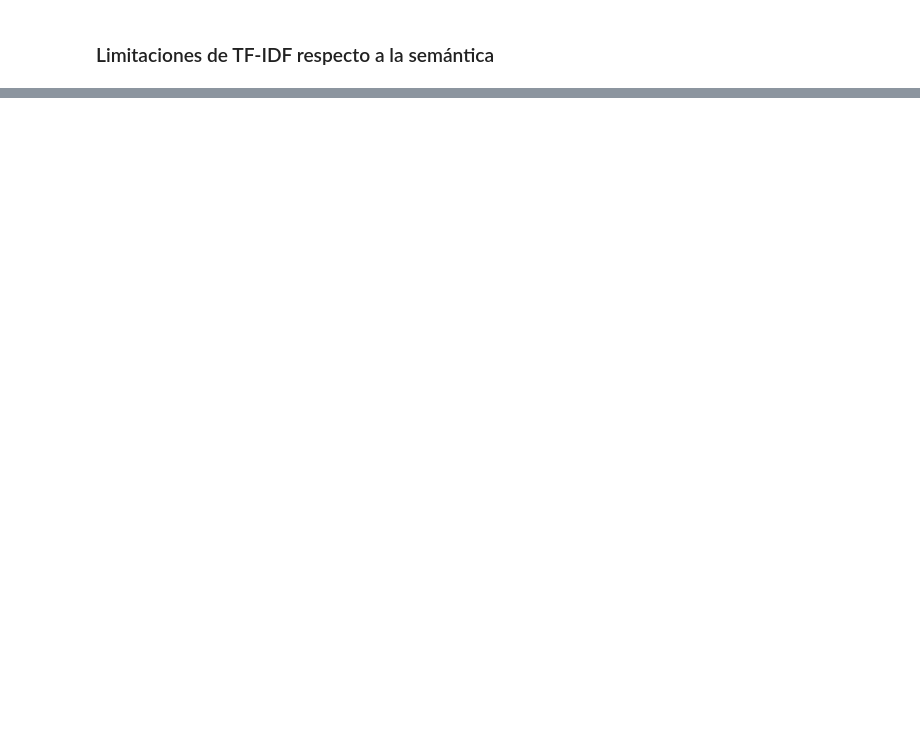
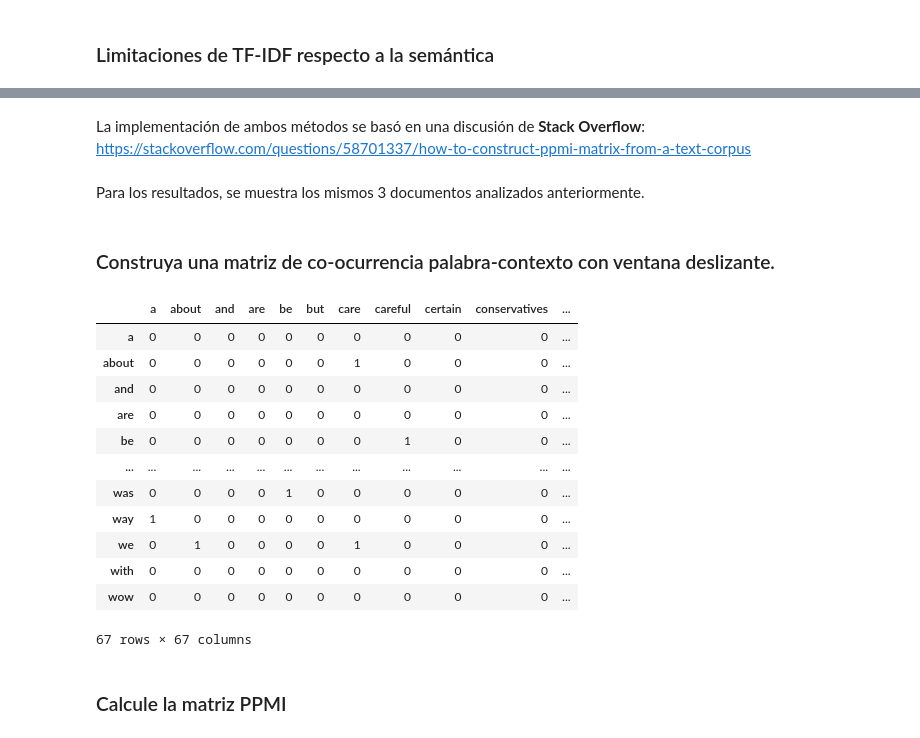
Before and after one commit to TheKiesling/text-vector-representations, a Jupyter notebook: text-vector-representations.ipynb, the cells around one changed output, grey strips where cells are left out. Saved outputs shown, nothing was run; the diff lists cells and outputs as text; code cells hidden in the pictures; blank space fills up the shorter version.

Commit message:
[feat]: PPMI

```diff
--- a/text-vector-representations.ipynb
+++ b/text-vector-representations.ipynb
@@ -157 +162,3 @@ def get_top_terms_for_document(document, amount=5):
+# %%
+corpus_sample = [corpus_preprocessed[idx] for idx in doc_indices]
 # %%
@@ -212,0 +218,51 @@ Palabras como `the` aparecen en los tops porque, aunque muy frecuentes en genera
+# %% [markdown]
+La implementación de ambos métodos se basó en una discusión de **Stack Overflow**: https://stackoverflow.com/questions/58701337/how-to-construct-ppmi-matrix-from-a-text-corpus
+# %% [markdown]
+Para los resultados, se muestra los mismos 3 documentos analizados anteriormente.
+# %% [markdown]
+### Construya una matriz de co-ocurrencia palabra-contexto con ventana deslizante.
+# %%
+def co_occurrence(sentences, window_size):
+    d = defaultdict(int)
+    vocab = set()
+    for text in sentences:
+        # preprocessing (use tokenizer instead)
+        text = text.lower().split()
+        # iterate over sentences
+        for i in range(len(text)):
+            token = text[i]
+            vocab.add(token)  # add to vocab
+            next_token = text[i+1 : i+1+window_size]
+            for t in next_token:
+                key = tuple( sorted([t, token]) )
+                d[key] += 1
+
+    # formulate the dictionary into dataframe
+    vocab = sorted(vocab) # sort vocab
+    df = pd.DataFrame(data=np.zeros((len(vocab), len(vocab)), dtype=np.int16),
+                      index=vocab,
+                      columns=vocab)
+    for key, value in d.items():
+        df.at[key[0], key[1]] = value
+        df.at[key[1], key[0]] = value
+    return df
+# %%
+co_occurrence_matrix = co_occurrence(corpus_sample[:1], window_size=2)
+# %%
+co_occurrence_matrix
+# %% [output]
+|  | a | about | and | are | be | but | care | careful | certain | conservatives | ... |
+| a | 0 | 0 | 0 | 0 | 0 | 0 | 0 | 0 | 0 | 0 | ... |
+| about | 0 | 0 | 0 | 0 | 0 | 0 | 1 | 0 | 0 | 0 | ... |
+| and | 0 | 0 | 0 | 0 | 0 | 0 | 0 | 0 | 0 | 0 | ... |
+| are | 0 | 0 | 0 | 0 | 0 | 0 | 0 | 0 | 0 | 0 | ... |
+| be | 0 | 0 | 0 | 0 | 0 | 0 | 0 | 1 | 0 | 0 | ... |
+| ... | ... | ... | ... | ... | ... | ... | ... | ... | ... | ... | ... |
+| was | 0 | 0 | 0 | 0 | 1 | 0 | 0 | 0 | 0 | 0 | ... |
+| way | 1 | 0 | 0 | 0 | 0 | 0 | 0 | 0 | 0 | 0 | ... |
+| we | 0 | 1 | 0 | 0 | 0 | 0 | 1 | 0 | 0 | 0 | ... |
+| with | 0 | 0 | 0 | 0 | 0 | 0 | 0 | 0 | 0 | 0 | ... |
+| wow | 0 | 0 | 0 | 0 | 0 | 0 | 0 | 0 | 0 | 0 | ... |
+67 rows × 67 columns
+# %% [markdown]
+### Calcule la matriz PPMI
```
Also changed, not shown: parts of 11 cells of this notebook.
